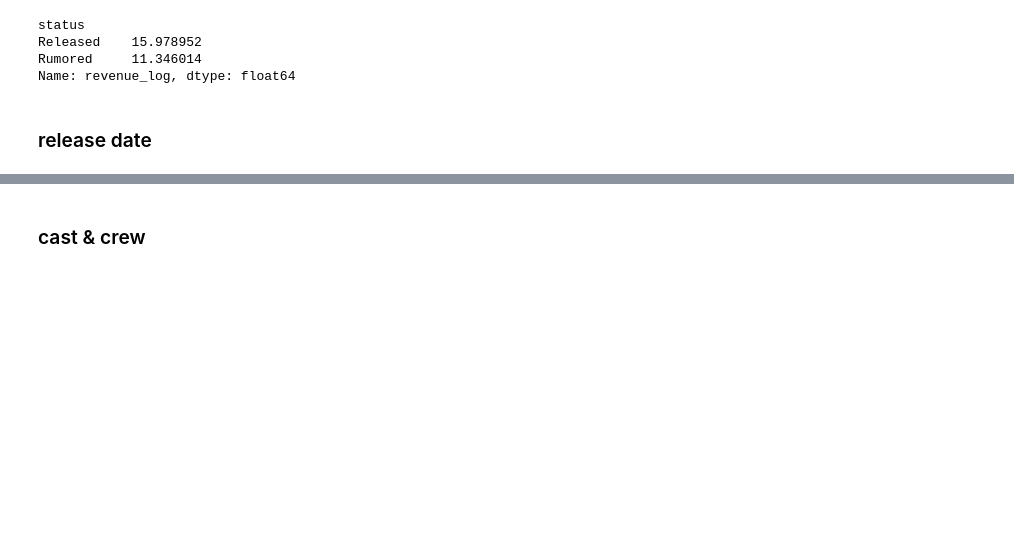
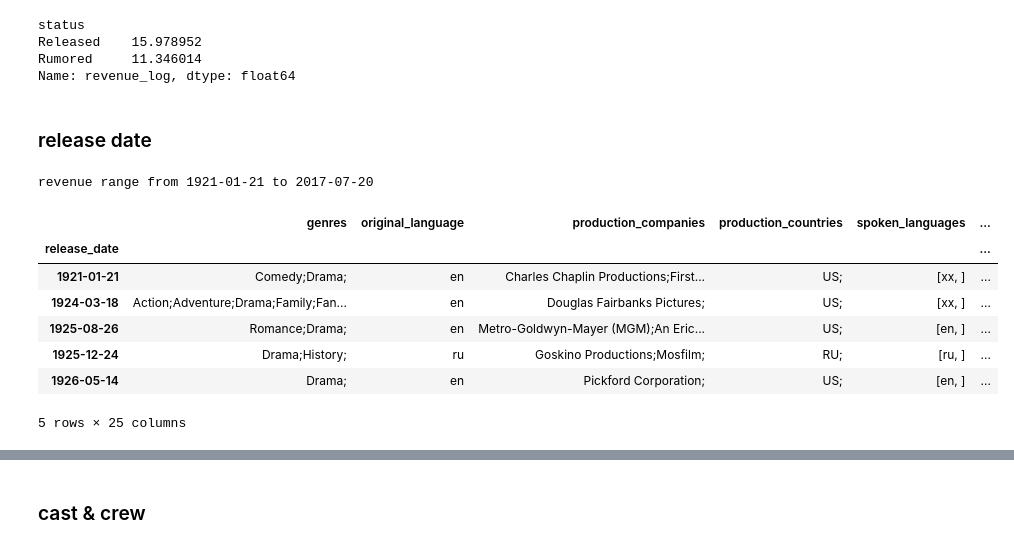
Before and after one commit to jjone36/tmdb, a Jupyter notebook: 02_eda.ipynb, the cells around one changed output, grey strips where cells are left out. Saved outputs shown, nothing was run; the diff lists cells and outputs as text; code cells hidden in the pictures; blank space fills up the shorter version.

```diff
--- a/02_eda.ipynb
+++ b/02_eda.ipynb
@@ -393,3 +395,7 @@ Rumored     11.346014
 Name: revenue_log, dtype: float64
 # %% [markdown]
 ### release date
+# %%
+print('revenue range from {} to {}'.format(tr_cat.release_date.min(), tr_cat.release_date.max()))
+# %% [output]
+revenue range from 1921-01-21 to 2017-07-20
@@ -395,0 +405,12 @@ Name: revenue_log, dtype: float64
+# %%
+tr_cat2 = tr_cat.set_index('release_date').sort_index()
+tr_cat2.head()
+# %% [output]
+|  | genres | original_language | production_companies | production_countries | spoken_languages | ... |
+| release_date |  |  |  |  |  | ... |
+| 1921-01-21 | Comedy;Drama; | en | Charles Chaplin Productions;First... | US; | [xx, ] | ... |
+| 1924-03-18 | Action;Adventure;Drama;Family;Fan... | en | Douglas Fairbanks Pictures; | US; | [xx, ] | ... |
+| 1925-08-26 | Romance;Drama; | en | Metro-Goldwyn-Mayer (MGM);An Eric... | US; | [en, ] | ... |
+| 1925-12-24 | Drama;History; | ru | Goskino Productions;Mosfilm; | RU; | [ru, ] | ... |
+| 1926-05-14 | Drama; | en | Pickford Corporation; | US; | [en, ] | ... |
+5 rows × 25 columns
```
Also changed, not shown: parts of 6 cells of this notebook.
